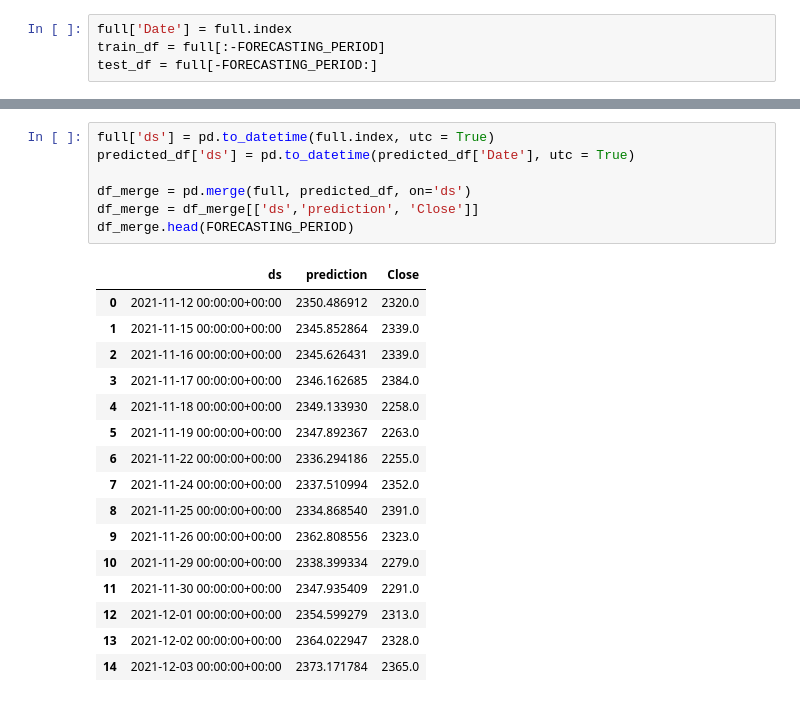
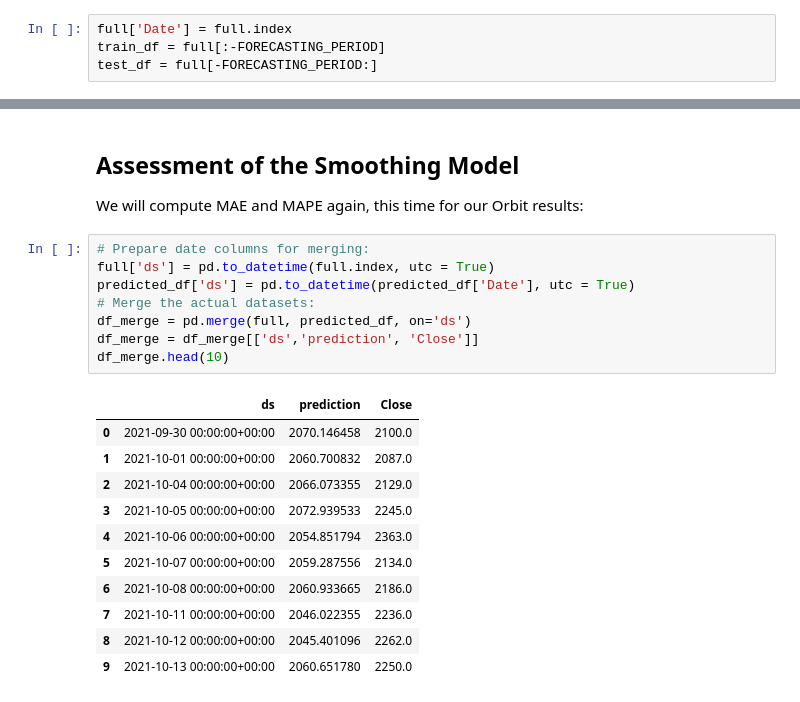
Before and after one commit to afoster28/ml_fin2, a Jupyter notebook: Tokyo_Stock_Prices_A_Foster,_M_Staniszewski.ipynb, the cells around one changed output, grey strips where cells are left out. Drawn from its saved outputs; the diff is of its cells as text.

```diff
--- a/Tokyo_Stock_Prices_A_Foster,_M_Staniszewski.ipynb
+++ b/Tokyo_Stock_Prices_A_Foster,_M_Staniszewski.ipynb
@@ -472,25 +432,25 @@ predicted_df.head()
+# %% [markdown]
+## Assessment of the Smoothing Model
+
+We will compute MAE and MAPE again, this time for our Orbit results:
 # %%
+# Prepare date columns for merging:
 full['ds'] = pd.to_datetime(full.index, utc = True)
 predicted_df['ds'] = pd.to_datetime(predicted_df['Date'], utc = True)
-
+# Merge the actual datasets:
 df_merge = pd.merge(full, predicted_df, on='ds')
 df_merge = df_merge[['ds','prediction', 'Close']]
-df_merge.head(FORECASTING_PERIOD)
+df_merge.head(10)
 # %% [output]
 |  | ds | prediction | Close |
-| 0 | 2021-11-12 00:00:00+00:00 | 2350.486912 | 2320.0 |
-| 1 | 2021-11-15 00:00:00+00:00 | 2345.852864 | 2339.0 |
-| 2 | 2021-11-16 00:00:00+00:00 | 2345.626431 | 2339.0 |
-| 3 | 2021-11-17 00:00:00+00:00 | 2346.162685 | 2384.0 |
-| 4 | 2021-11-18 00:00:00+00:00 | 2349.133930 | 2258.0 |
-| 5 | 2021-11-19 00:00:00+00:00 | 2347.892367 | 2263.0 |
-| 6 | 2021-11-22 00:00:00+00:00 | 2336.294186 | 2255.0 |
-| 7 | 2021-11-24 00:00:00+00:00 | 2337.510994 | 2352.0 |
-| 8 | 2021-11-25 00:00:00+00:00 | 2334.868540 | 2391.0 |
-| 9 | 2021-11-26 00:00:00+00:00 | 2362.808556 | 2323.0 |
-| 10 | 2021-11-29 00:00:00+00:00 | 2338.399334 | 2279.0 |
-| 11 | 2021-11-30 00:00:00+00:00 | 2347.935409 | 2291.0 |
-| 12 | 2021-12-01 00:00:00+00:00 | 2354.599279 | 2313.0 |
-| 13 | 2021-12-02 00:00:00+00:00 | 2364.022947 | 2328.0 |
-| 14 | 2021-12-03 00:00:00+00:00 | 2373.171784 | 2365.0 |
+| 0 | 2021-09-30 00:00:00+00:00 | 2070.146458 | 2100.0 |
+| 1 | 2021-10-01 00:00:00+00:00 | 2060.700832 | 2087.0 |
+| 2 | 2021-10-04 00:00:00+00:00 | 2066.073355 | 2129.0 |
+| 3 | 2021-10-05 00:00:00+00:00 | 2072.939533 | 2245.0 |
+| 4 | 2021-10-06 00:00:00+00:00 | 2054.851794 | 2363.0 |
+| 5 | 2021-10-07 00:00:00+00:00 | 2059.287556 | 2134.0 |
+| 6 | 2021-10-08 00:00:00+00:00 | 2060.933665 | 2186.0 |
+| 7 | 2021-10-11 00:00:00+00:00 | 2046.022355 | 2236.0 |
+| 8 | 2021-10-12 00:00:00+00:00 | 2045.401096 | 2262.0 |
+| 9 | 2021-10-13 00:00:00+00:00 | 2060.651780 | 2250.0 |
 # %%
```
Also changed, not shown: parts of 18 cells of this notebook, 1 other file.
